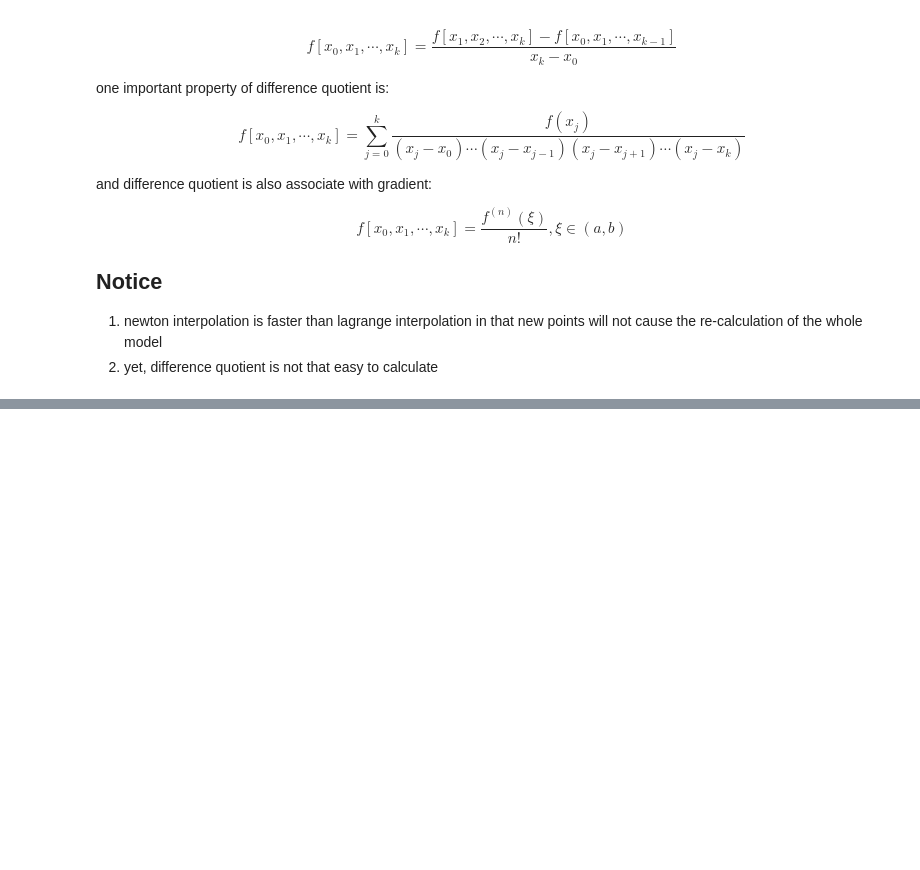
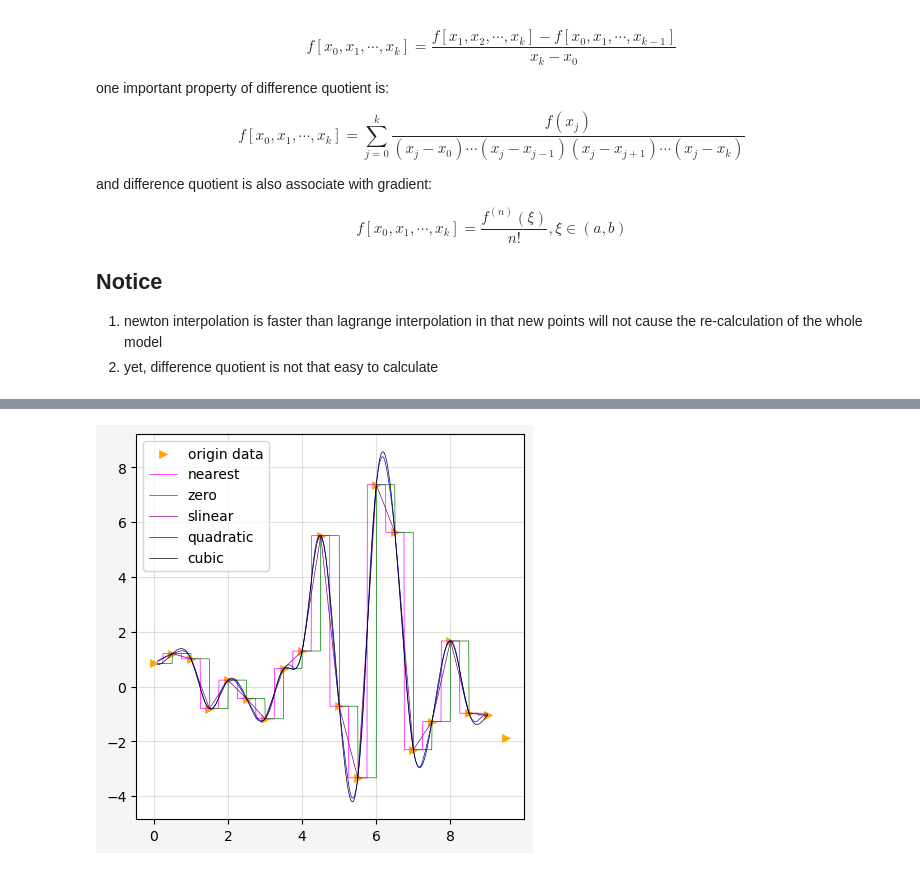
Before and after one commit to ChauserMondieu/machine_learning, a Jupyter notebook: chapters/interplation.ipynb, the cells around one changed output, grey strips where cells are left out. Cells and saved outputs as stored; diff of their text form; code cells hidden in the pictures; blank space fills up the shorter version.

```diff
--- a/chapters/interplation.ipynb
+++ b/chapters/interplation.ipynb
@@ -103,0 +218,19 @@ from scipy import interpolate
+# %%
+kinds = ["nearest", "zero","slinear","quadratic","cubic"]
+colors = ["magenta", "green", "purple", "blue", "black"]
+labels = ["nearest", "zero","slinear","quadratic","cubic"]
+
+fig, ax = plt.subplots(1,1,figsize=(5,5),
+                      facecolor="whitesmoke",
+                      edgecolor='gray')
+ax.scatter(x_range, y_ori, lw=.3, marker='>', color="orange", label='origin data')
+
+for kind,color,label in zip(kinds,colors,labels):
+    f = interp1d(x_range, y_ori, kind=kind)
+    y_interp = f(x_out)
+    ax.plot(x_out, y_interp, lw=.5, ls='-', color=color,label=label)
+
+ax.legend(loc='best')
+ax.grid(alpha=0.4)
+# %% [output]
+[figure, added]
```
Also changed, not shown: parts of 11 cells of this notebook, 3 other files.
